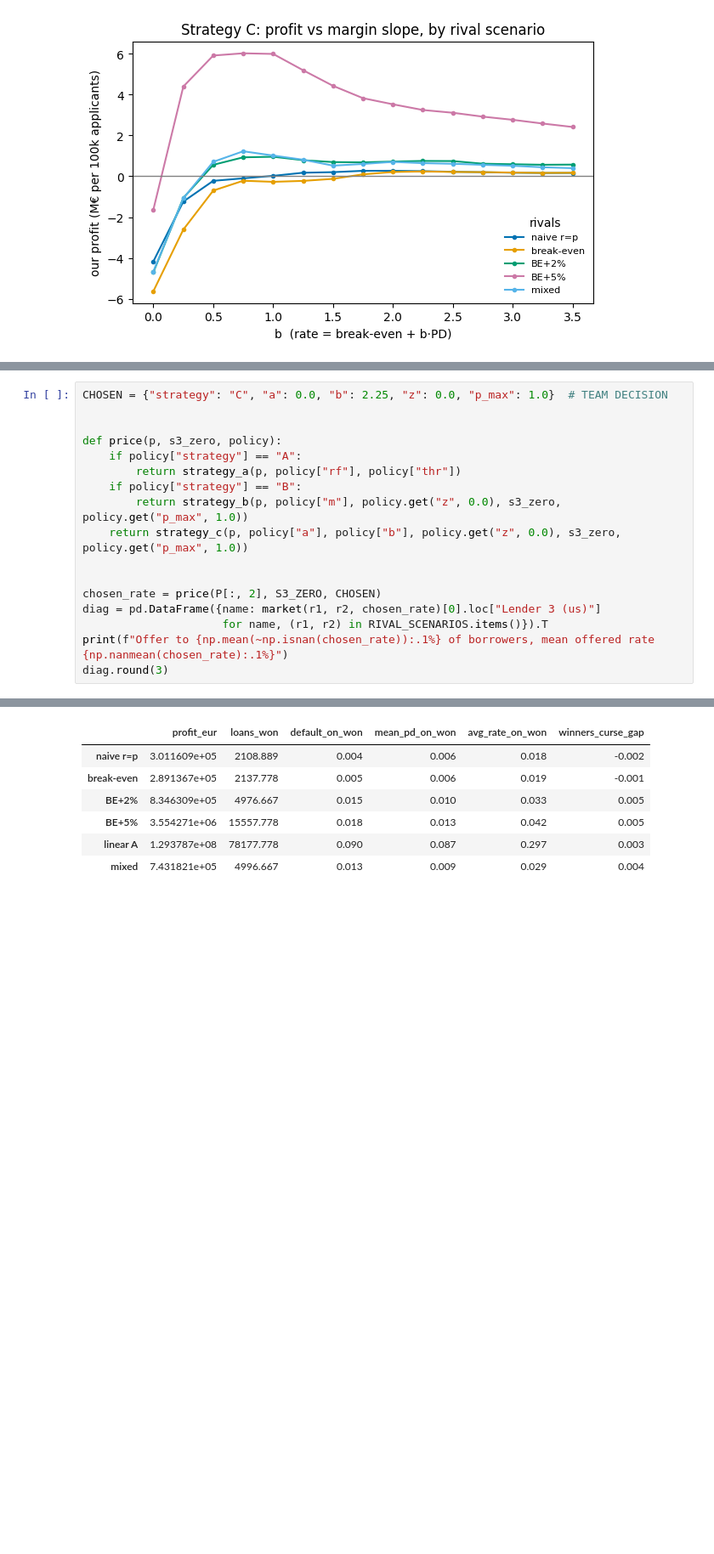
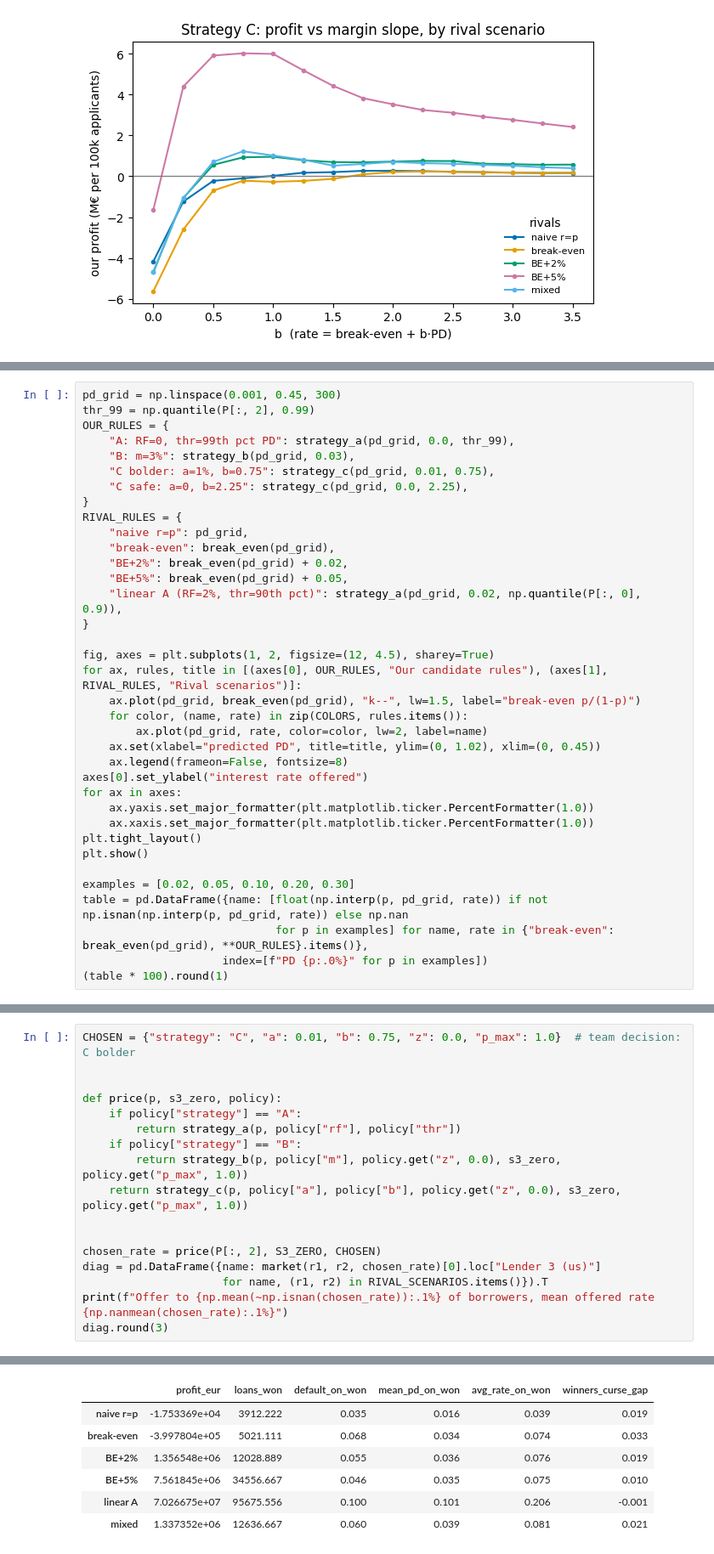
Before and after one commit to Remilaget/Happiness-in-your-Household, a Jupyter notebook: code/pricing_simulator.ipynb, the cells around one changed output, grey strips where cells are left out. Shown at 85% size. Saved outputs shown, nothing was run; the diff lists cells and outputs as text; blank space fills up the shorter version.

Commit message:
strategy round 1 reasoning

```diff
--- a/code/pricing_simulator.ipynb
+++ b/code/pricing_simulator.ipynb
@@ -299,0 +298,36 @@ The diagnostics show, in each scenario, how many loans we win, the default rate
+# %%
+pd_grid = np.linspace(0.001, 0.45, 300)
+thr_99 = np.quantile(P[:, 2], 0.99)
+OUR_RULES = {
+    "A: RF=0, thr=99th pct PD": strategy_a(pd_grid, 0.0, thr_99),
+    "B: m=3%": strategy_b(pd_grid, 0.03),
+    "C bolder: a=1%, b=0.75": strategy_c(pd_grid, 0.01, 0.75),
+    "C safe: a=0, b=2.25": strategy_c(pd_grid, 0.0, 2.25),
+}
+RIVAL_RULES = {
+    "naive r=p": pd_grid,
+    "break-even": break_even(pd_grid),
+    "BE+2%": break_even(pd_grid) + 0.02,
+    "BE+5%": break_even(pd_grid) + 0.05,
+    "linear A (RF=2%, thr=90th pct)": strategy_a(pd_grid, 0.02, np.quantile(P[:, 0], 0.9)),
+}
+
+fig, axes = plt.subplots(1, 2, figsize=(12, 4.5), sharey=True)
+for ax, rules, title in [(axes[0], OUR_RULES, "Our candidate rules"), (axes[1], RIVAL_RULES, "Rival scenarios")]:
+    ax.plot(pd_grid, break_even(pd_grid), "k--", lw=1.5, label="break-even p/(1-p)")
+    for color, (name, rate) in zip(COLORS, rules.items()):
+        ax.plot(pd_grid, rate, color=color, lw=2, label=name)
+    ax.set(xlabel="predicted PD", title=title, ylim=(0, 1.02), xlim=(0, 0.45))
+    ax.legend(frameon=False, fontsize=8)
+axes[0].set_ylabel("interest rate offered")
+for ax in axes:
+    ax.yaxis.set_major_formatter(plt.matplotlib.ticker.PercentFormatter(1.0))
+    ax.xaxis.set_major_formatter(plt.matplotlib.ticker.PercentFormatter(1.0))
+plt.tight_layout()
+plt.show()
+
+examples = [0.02, 0.05, 0.10, 0.20, 0.30]
+table = pd.DataFrame({name: [float(np.interp(p, pd_grid, rate)) if not np.isnan(np.interp(p, pd_grid, rate)) else np.nan
+                             for p in examples] for name, rate in {"break-even": break_even(pd_grid), **OUR_RULES}.items()},
+                     index=[f"PD {p:.0%}" for p in examples])
+(table * 100).round(1)
@@ -300,5 +350,5 @@ The diagnostics show, in each scenario, how many loans we win, the default rate
 # %%
-CHOSEN = {"strategy": "C", "a": 0.0, "b": 2.25, "z": 0.0, "p_max": 1.0}  # TEAM DECISION
+CHOSEN = {"strategy": "C", "a": 0.01, "b": 0.75, "z": 0.0, "p_max": 1.0}  # team decision: C bolder
 
 
 def price(p, s3_zero, policy):
@@ -319,10 +369,10 @@ Offer to 97.0% of borrowers, mean offered rate 32.0%
 |  | profit_eur | loans_won | default_on_won | mean_pd_on_won | avg_rate_on_won | winners_curse_gap |
-| naive r=p | 3.011609e+05 | 2108.889 | 0.004 | 0.006 | 0.018 | -0.002 |
-| break-even | 2.891367e+05 | 2137.778 | 0.005 | 0.006 | 0.019 | -0.001 |
-| BE+2% | 8.346309e+05 | 4976.667 | 0.015 | 0.010 | 0.033 | 0.005 |
-| BE+5% | 3.554271e+06 | 15557.778 | 0.018 | 0.013 | 0.042 | 0.005 |
-| linear A | 1.293787e+08 | 78177.778 | 0.090 | 0.087 | 0.297 | 0.003 |
-| mixed | 7.431821e+05 | 4996.667 | 0.013 | 0.009 | 0.029 | 0.004 |
+| naive r=p | -1.753369e+04 | 3912.222 | 0.035 | 0.016 | 0.039 | 0.019 |
+| break-even | -3.997804e+05 | 5021.111 | 0.068 | 0.034 | 0.074 | 0.033 |
+| BE+2% | 1.356548e+06 | 12028.889 | 0.055 | 0.036 | 0.076 | 0.019 |
+| BE+5% | 7.561845e+06 | 34556.667 | 0.046 | 0.035 | 0.075 | 0.010 |
+| linear A | 7.026675e+07 | 95675.556 | 0.100 | 0.101 | 0.206 | -0.001 |
+| mixed | 1.337352e+06 | 12636.667 | 0.060 | 0.039 | 0.081 | 0.021 |
 # %% [markdown]
 ## 9. Offers for the new applications
 
```
Also changed, not shown: parts of 6 cells of this notebook, 1 other file.
